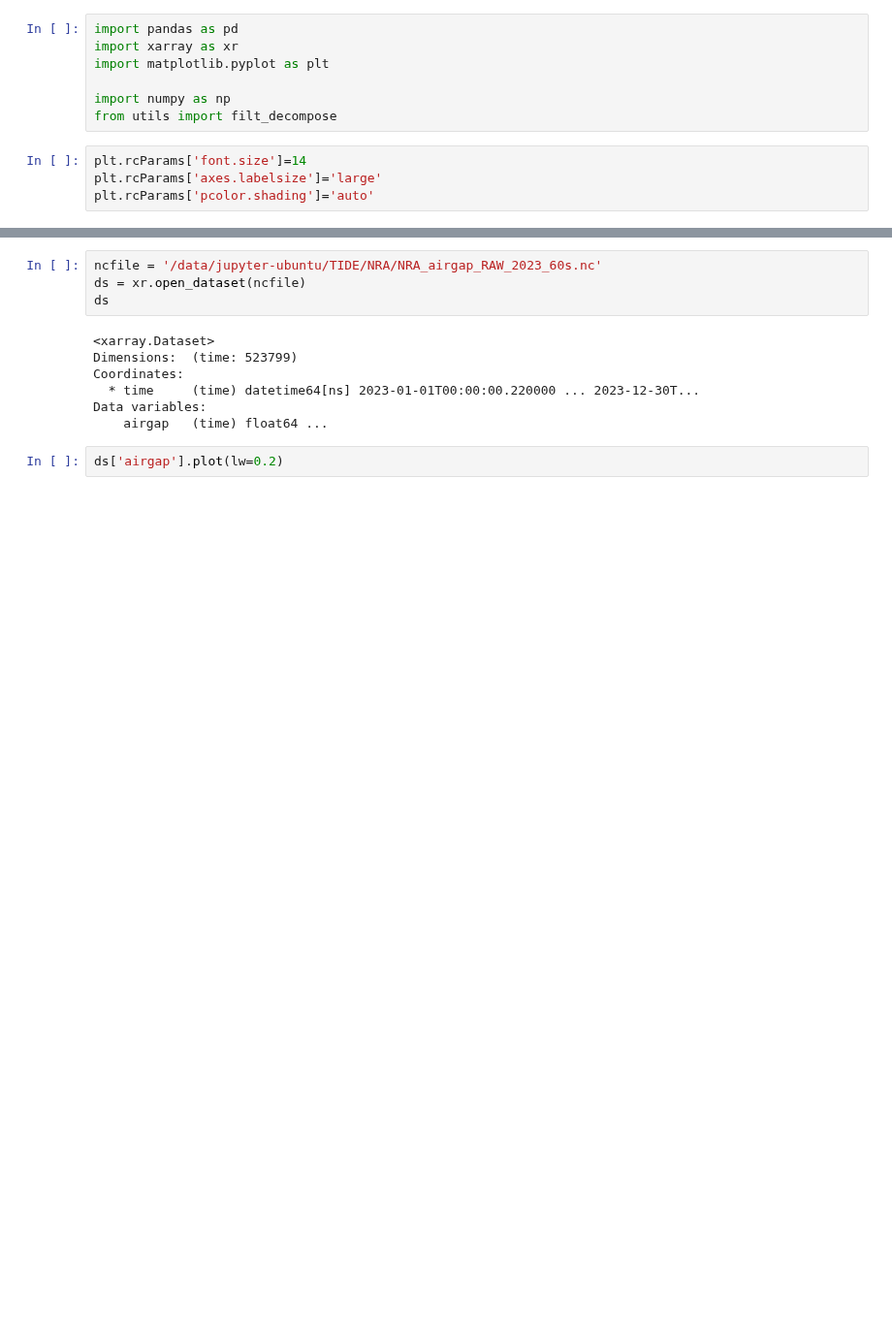
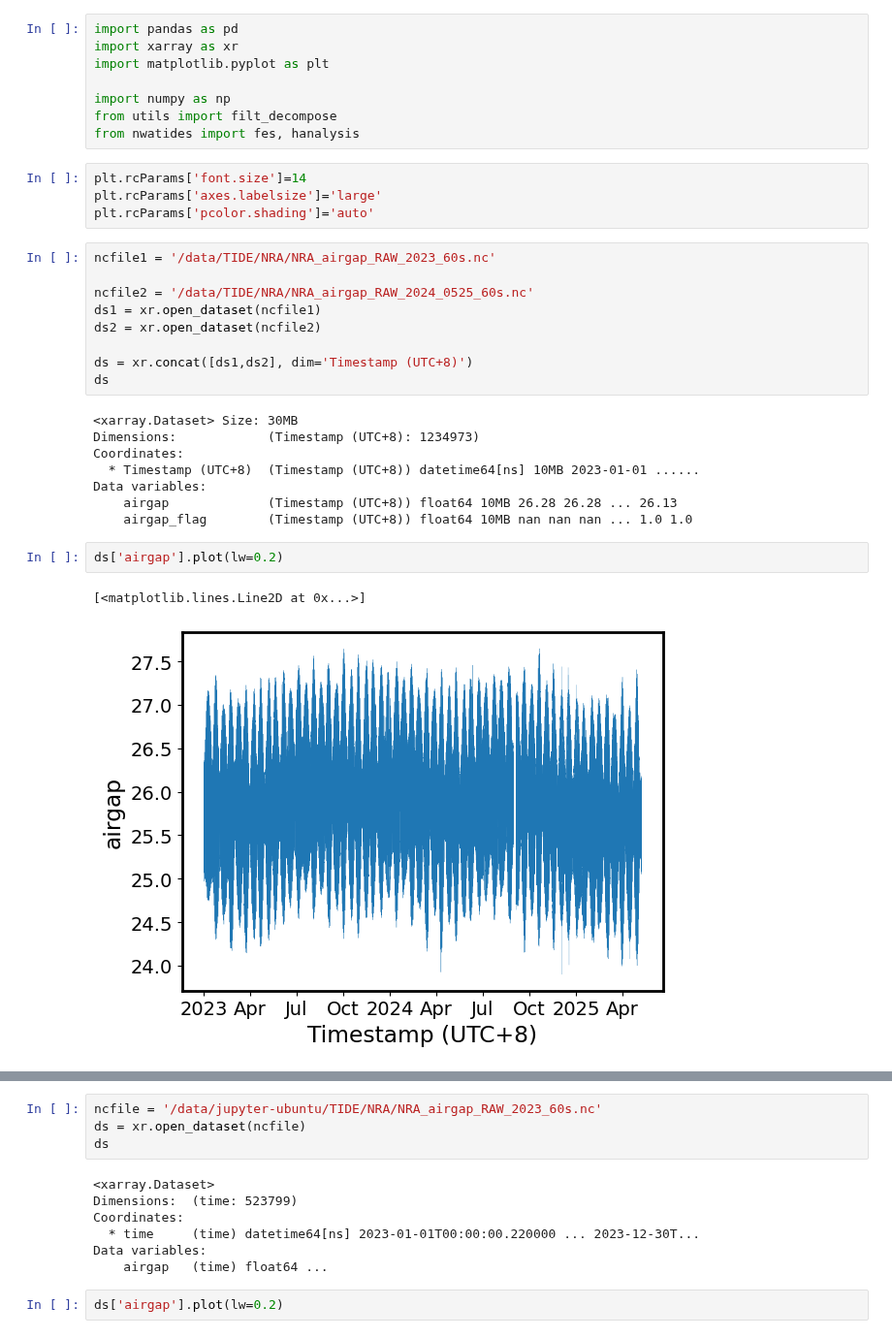
Before and after one commit to TIDE-ITRH/swot_adac_naust, a Jupyter notebook: NOTEBOOKS/play_w_NRA_airgap.ipynb, the cells around one changed output, grey strips where cells are left out. Shown at 97% size. Saved outputs shown, nothing was run; the diff lists cells and outputs as text; blank space fills up the shorter version.

```diff
--- a/NOTEBOOKS/play_w_NRA_airgap.ipynb
+++ b/NOTEBOOKS/play_w_NRA_airgap.ipynb
@@ -5,7 +5,30 @@ import matplotlib.pyplot as plt
 
 import numpy as np
 from utils import filt_decompose
+from nwatides import fes, hanalysis
 # %%
 plt.rcParams['font.size']=14
 plt.rcParams['axes.labelsize']='large'
 plt.rcParams['pcolor.shading']='auto'
+# %%
+ncfile1 = '/data/TIDE/NRA/NRA_airgap_RAW_2023_60s.nc'
+
+ncfile2 = '/data/TIDE/NRA/NRA_airgap_RAW_2024_0525_60s.nc'
+ds1 = xr.open_dataset(ncfile1)
+ds2 = xr.open_dataset(ncfile2)
+
+ds = xr.concat([ds1,ds2], dim='Timestamp (UTC+8)')
+ds
+# %% [output]
+<xarray.Dataset> Size: 30MB
+Dimensions:            (Timestamp (UTC+8): 1234973)
+Coordinates:
+  * Timestamp (UTC+8)  (Timestamp (UTC+8)) datetime64[ns] 10MB 2023-01-01 ......
+Data variables:
+    airgap             (Timestamp (UTC+8)) float64 10MB 26.28 26.28 ... 26.13
+    airgap_flag        (Timestamp (UTC+8)) float64 10MB nan nan nan ... 1.0 1.0
+# %%
+ds['airgap'].plot(lw=0.2)
+# %% [output]
+[<matplotlib.lines.Line2D at 0x...>]
+[figure, added]
```
Also changed, not shown: parts of 9 cells of this notebook, 4 other files.
